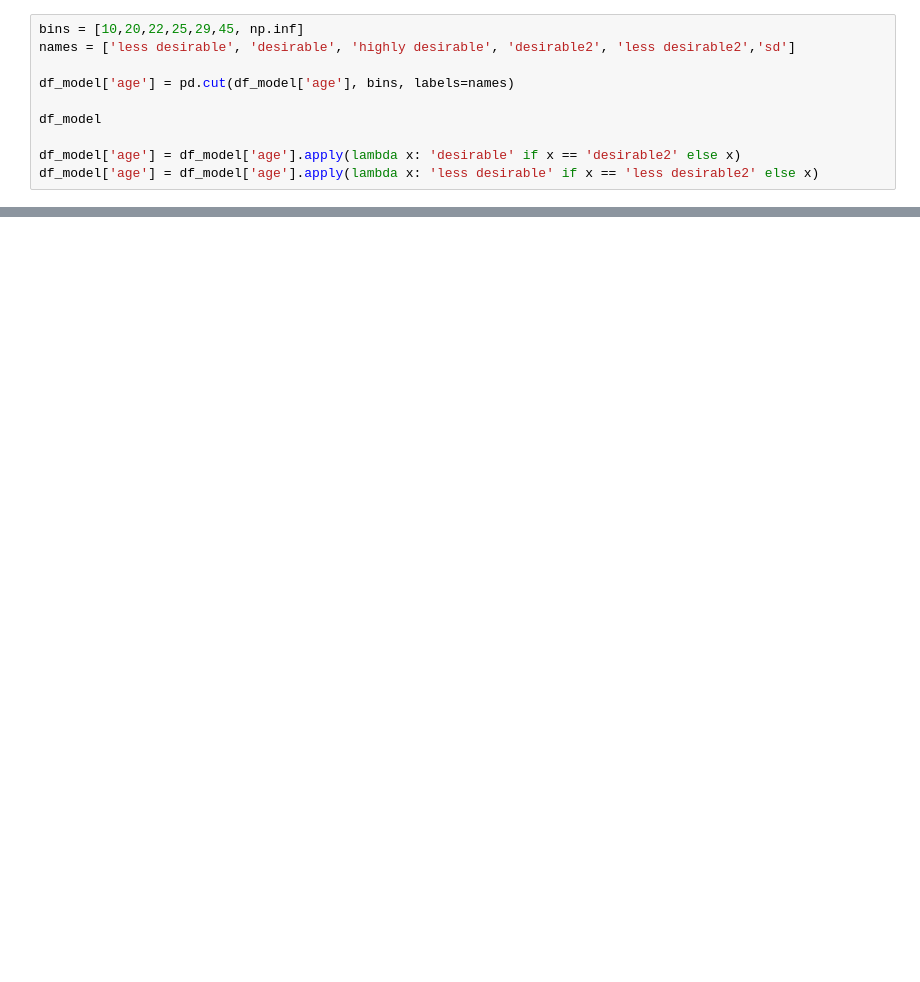
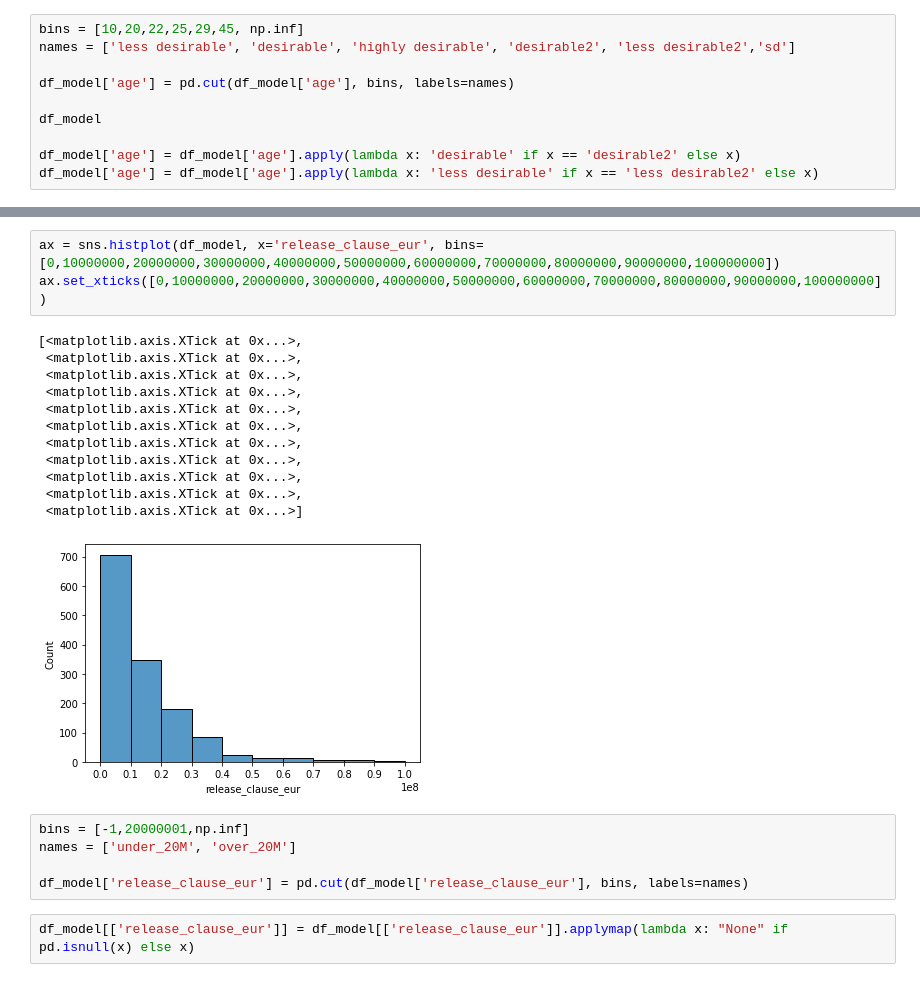
Before and after one commit to michaelschafhauser/market_value_predictor, a Jupyter notebook: notebooks/Ricardo/Model.ipynb, the cells around one changed output, grey strips where cells are left out. Saved outputs shown, nothing was run; the diff lists cells and outputs as text; blank space fills up the shorter version.

```diff
--- a/notebooks/Ricardo/Model.ipynb
+++ b/notebooks/Ricardo/Model.ipynb
@@ -71,0 +92,23 @@ df_model
+# %%
+ax = sns.histplot(df_model, x='release_clause_eur', bins=[0,10000000,20000000,30000000,40000000,50000000,60000000,70000000,80000000,90000000,100000000])
+ax.set_xticks([0,10000000,20000000,30000000,40000000,50000000,60000000,70000000,80000000,90000000,100000000])
+# %% [output]
+[<matplotlib.axis.XTick at 0x...>,
+ <matplotlib.axis.XTick at 0x...>,
+ <matplotlib.axis.XTick at 0x...>,
+ <matplotlib.axis.XTick at 0x...>,
+ <matplotlib.axis.XTick at 0x...>,
+ <matplotlib.axis.XTick at 0x...>,
+ <matplotlib.axis.XTick at 0x...>,
+ <matplotlib.axis.XTick at 0x...>,
+ <matplotlib.axis.XTick at 0x...>,
+ <matplotlib.axis.XTick at 0x...>,
+ <matplotlib.axis.XTick at 0x...>]
+[figure, added]
+# %%
+bins = [-1,20000001,np.inf]
+names = ['under_20M', 'over_20M']
+
+df_model['release_clause_eur'] = pd.cut(df_model['release_clause_eur'], bins, labels=names)
+# %%
+df_model[['release_clause_eur']] = df_model[['release_clause_eur']].applymap(lambda x: "None" if pd.isnull(x) else x)
```
Also changed, not shown: parts of 41 cells of this notebook.
